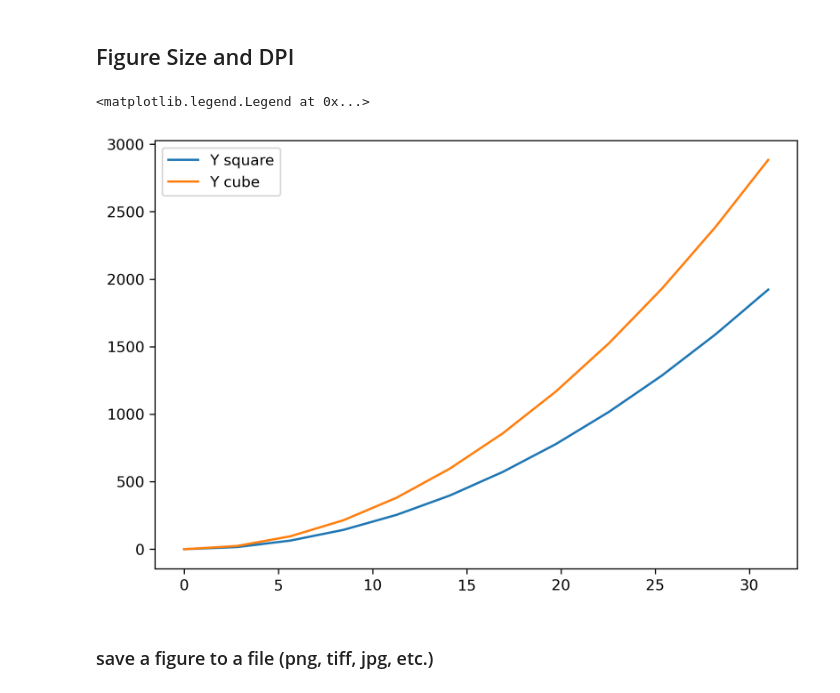
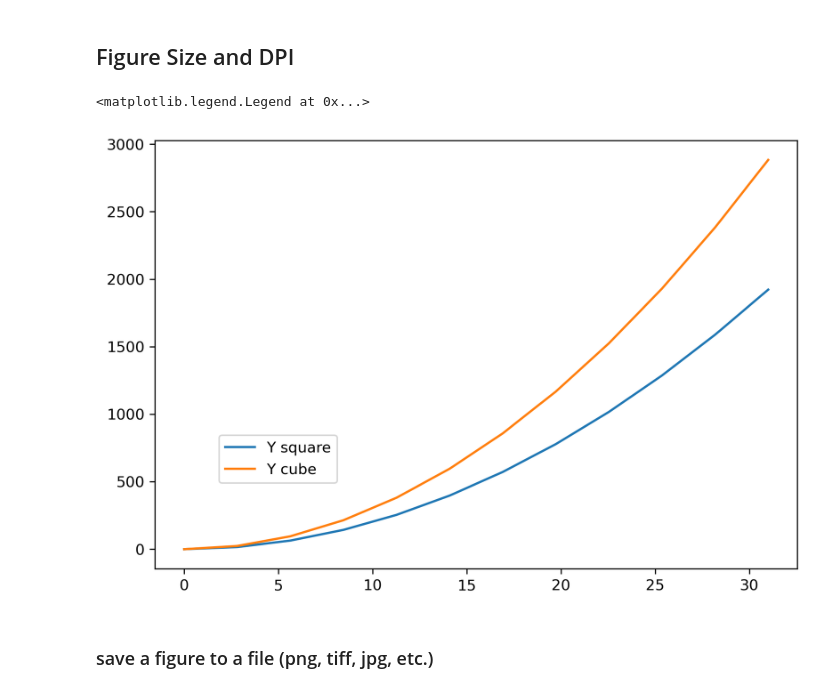
Before and after one commit to amir-nrfkn/U-PyForDS, a Jupyter notebook: code/Data Visualization/matplotlib_practice.ipynb, the cells around one changed output. Saved outputs shown, nothing was run; the diff lists cells and outputs as text; code cells hidden in the pictures.

Commit message:
plot appearance, axis and plot range

```diff
--- a/code/Data Visualization/matplotlib_practice.ipynb
+++ b/code/Data Visualization/matplotlib_practice.ipynb
@@ -92,28 +92,28 @@ array([<AxesSubplot:>, <AxesSubplot:>], dtype=object)
 # %%
 # fig, axes = plt.subplots(nrows=1, ncols=2, figsize=(4,2), dpi=200)
 
 # ax = fig.add_axes([0,0,1,1])
 # ax.plot(x, y)
 
 # axes[0].plot(x, y)
 # axes[0].set_title('X v. Y')
 # axes[0].set_ylabel('Y')
 # axes[0].set_xlabel('X')
 
 # axes[1].plot(y, x)
 # axes[1].set_title('Y v. X')
 # axes[1].set_ylabel('X')
 # axes[1].set_xlabel('Y')
 
 fig = plt.figure(dpi=300)
 
 ax = fig.add_axes([0,0,1,1])
 ax.plot(x, y*2, label='Y square')
 ax.plot(x, y*3, label='Y cube')
 
-ax.legend()
+ax.legend(loc=(0.1, 0.2))
 
 # plt.tight_layout()
 # %% [output]
 <matplotlib.legend.Legend at 0x...>
-[figure, old version]
+[figure, new version]
```
Also changed, not shown: parts of 6 cells of this notebook.
